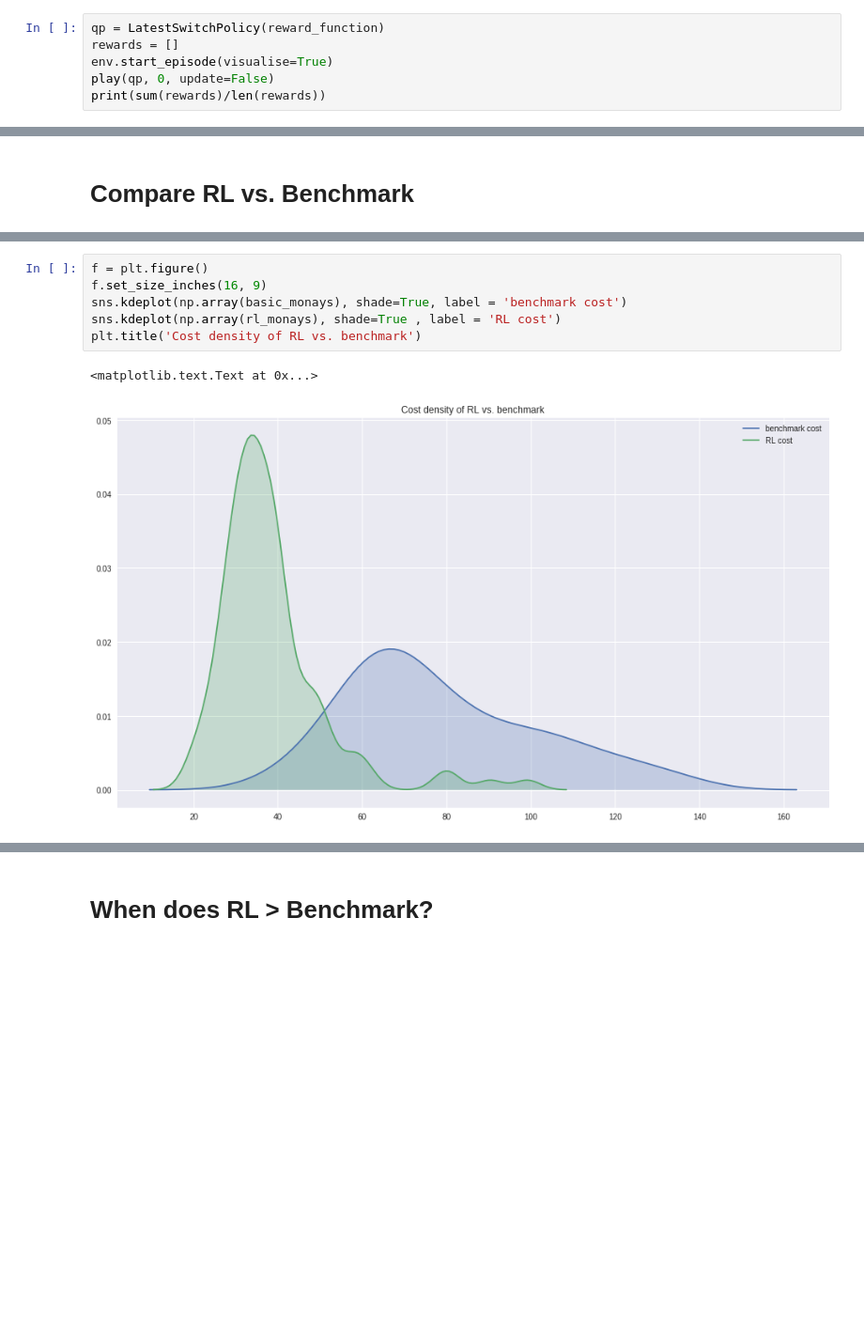
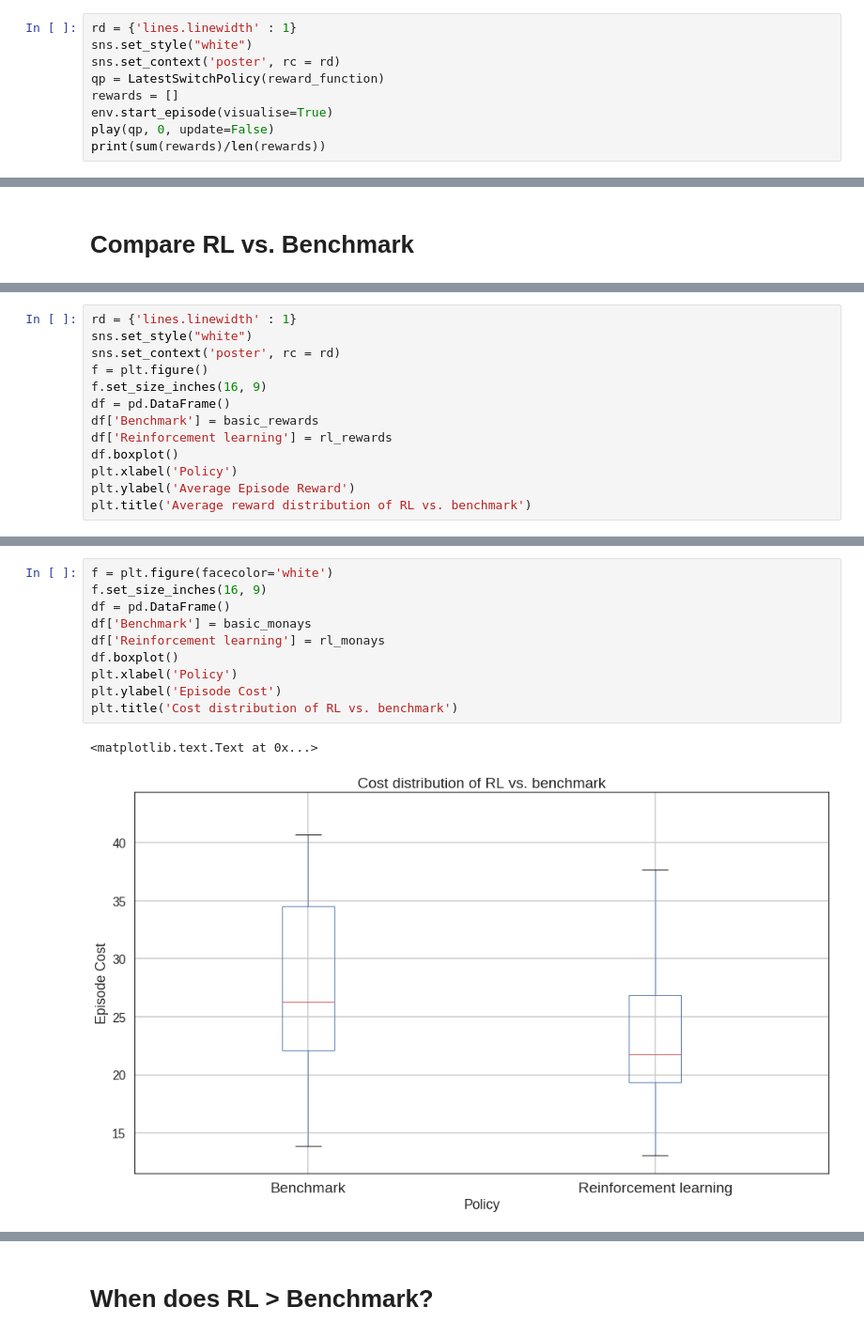
Before and after one commit to LPompe/thesis_demand_response, a Jupyter notebook: software/ReinforcementLearning.ipynb, the cells around one changed output, grey strips where cells are left out. Shown at 94% size. Saved outputs shown, nothing was run; the diff lists cells and outputs as text; blank space fills up the shorter version.

```diff
--- a/software/ReinforcementLearning.ipynb
+++ b/software/ReinforcementLearning.ipynb
@@ -77,6 +122,9 @@ plt.title('Average training reward')
 # %% [markdown]
 # Benchmark policy
 # %%
+rd = {'lines.linewidth' : 1}
+sns.set_style("white")
+sns.set_context('poster', rc = rd)
 qp = LatestSwitchPolicy(reward_function)
 rewards = []
 env.start_episode(visualise=True)
@@ -141,0 +207,13 @@ plt.title('Reward density of RL vs. benchmark')
+# %%
+rd = {'lines.linewidth' : 1}
+sns.set_style("white")
+sns.set_context('poster', rc = rd)
+f = plt.figure()
+f.set_size_inches(16, 9)
+df = pd.DataFrame()
+df['Benchmark'] = basic_rewards
+df['Reinforcement learning'] = rl_rewards
+df.boxplot()
+plt.xlabel('Policy')
+plt.ylabel('Average Episode Reward')
+plt.title('Average reward distribution of RL vs. benchmark')
@@ -142,9 +223,13 @@ plt.title('Reward density of RL vs. benchmark')
 # %%
-f = plt.figure()
+f = plt.figure(facecolor='white')
 f.set_size_inches(16, 9)
-sns.kdeplot(np.array(basic_monays), shade=True, label = 'benchmark cost')
-sns.kdeplot(np.array(rl_monays), shade=True , label = 'RL cost')
-plt.title('Cost density of RL vs. benchmark')
+df = pd.DataFrame()
+df['Benchmark'] = basic_monays
+df['Reinforcement learning'] = rl_monays
+df.boxplot()
+plt.xlabel('Policy')
+plt.ylabel('Episode Cost')
+plt.title('Cost distribution of RL vs. benchmark')
 # %% [output]
 <matplotlib.text.Text at 0x...>
-[figure, old version]
+[figure, new version]
```
Also changed, not shown: parts of 65 cells of this notebook.
